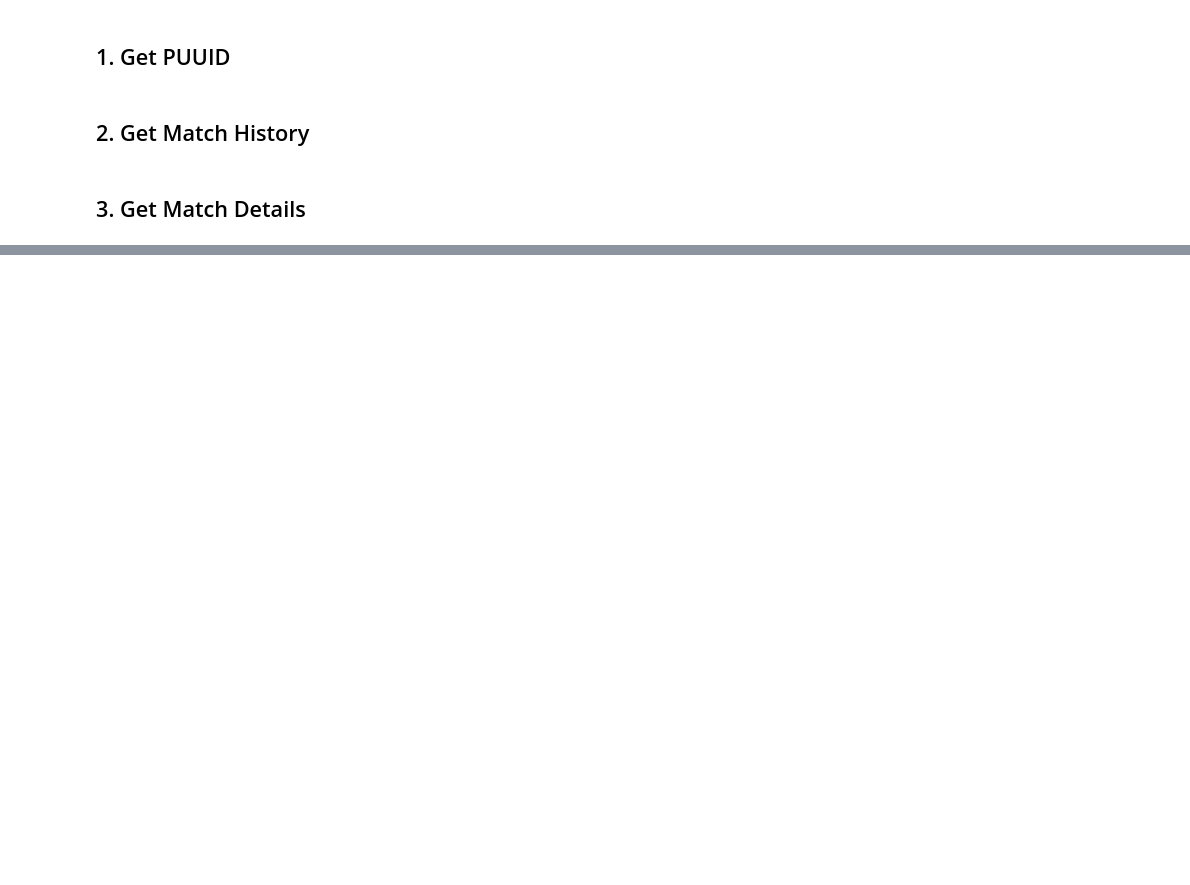
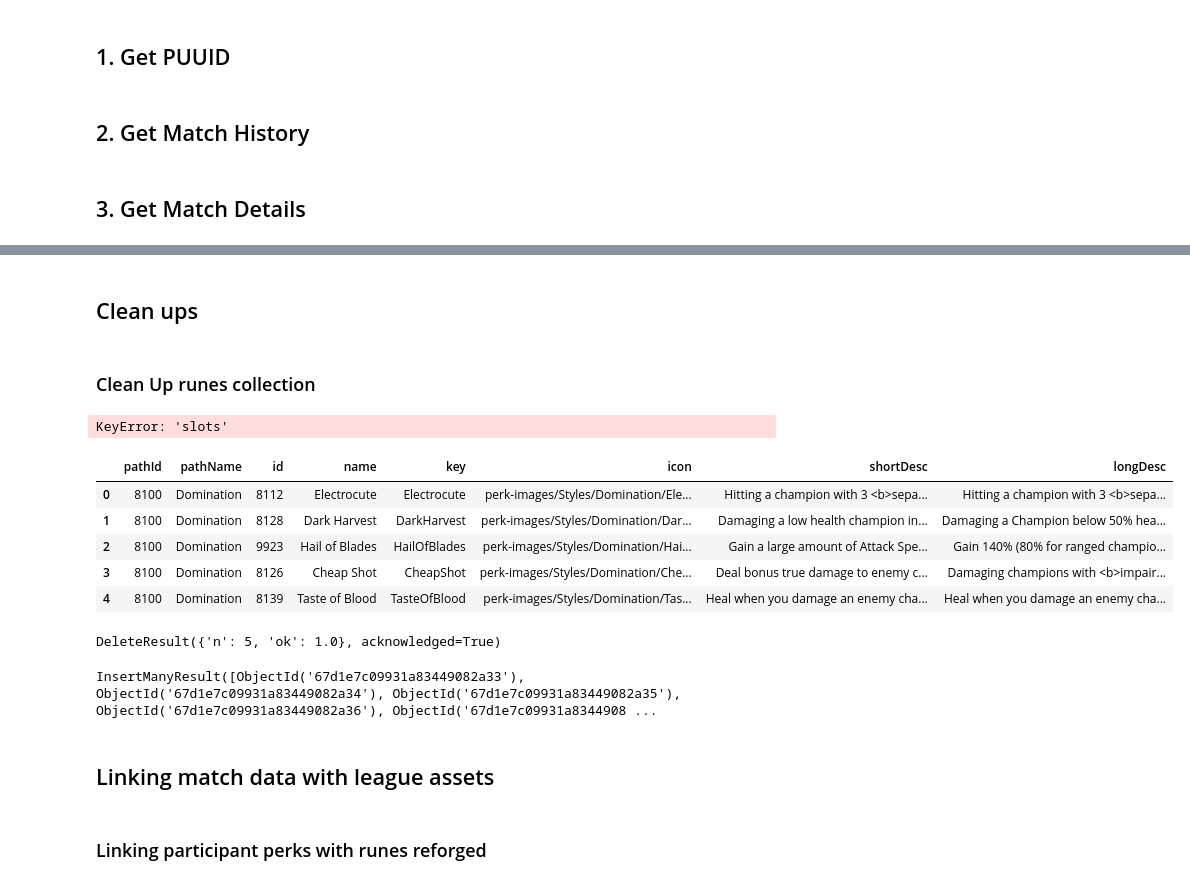
Before and after one commit to Dhoulnoun/LoL-OTP-Builder, a Jupyter notebook: notebook.ipynb, the cells around one changed output, grey strips where cells are left out. Cells and saved outputs as stored; diff of their text form; code cells hidden in the pictures; blank space fills up the shorter version.

```diff
--- a/notebook.ipynb
+++ b/notebook.ipynb
@@ -265,0 +213,63 @@ InsertManyResult([ObjectId('67ce1ae6b89d5e7d9829c795'), ObjectId('67ce1ae6b89d5e
+# %% [markdown]
+## Clean ups
+# %% [markdown]
+### Clean Up runes collection
+# %%
+runes_collection = db["runes_reforged"]  # Source collection
+
+# Fetch all rune paths
+runes_data = list(runes_collection.find({}, {"_id": 0}))  # Exclude MongoDB ObjectID
+
+# Flattening the runes into a structured list
+flattened_runes = []
+
+for path in runes_data:
+    path_id = path["id"]  # Example: 8100 for Domination
+    path_name = path["name"]  # Example: "Domination"
+
+    for slot in path["slots"]:  # Iterate through each slot in a rune path
+        for rune in slot["runes"]:  # Extract individual runes
+            flattened_runes.append({
+                "pathId": path_id,
+                "pathName": path_name,
+                "id": rune["id"],
+                "name": rune["name"],
+                "key": rune["key"],
+                "icon": rune["icon"],
+                "shortDesc": rune["shortDesc"],
+                "longDesc": rune["longDesc"]
+            })
+# %% [output]
+KeyError: 'slots'
+# %%
+# Convert to DataFrame for easier manipulation
+df_runes = pd.DataFrame(flattened_runes)
+
+# Define the target collection for flattened runes
+flattened_runes_collection = db["runes_reforged"]
+# %%
+df_runes.head()
+print()
+# %% [output]
+|  | pathId | pathName | id | name | key | icon | shortDesc | longDesc |
+| 0 | 8100 | Domination | 8112 | Electrocute | Electrocute | perk-images/Styles/Domination/Ele... | Hitting a champion with 3 <b>sepa... | Hitting a champion with 3 <b>sepa... |
+| 1 | 8100 | Domination | 8128 | Dark Harvest | DarkHarvest | perk-images/Styles/Domination/Dar... | Damaging a low health champion in... | Damaging a Champion below 50% hea... |
+| 2 | 8100 | Domination | 9923 | Hail of Blades | HailOfBlades | perk-images/Styles/Domination/Hai... | Gain a large amount of Attack Spe... | Gain 140% (80% for ranged champio... |
+| 3 | 8100 | Domination | 8126 | Cheap Shot | CheapShot | perk-images/Styles/Domination/Che... | Deal bonus true damage to enemy c... | Damaging champions with <b>impair... |
+| 4 | 8100 | Domination | 8139 | Taste of Blood | TasteOfBlood | perk-images/Styles/Domination/Tas... | Heal when you damage an enemy cha... | Heal when you damage an enemy cha... |
+# %%
+
+# **Delete all old data before inserting new data**
+flattened_runes_collection.delete_many({})
+# %% [output]
+DeleteResult({'n': 5, 'ok': 1.0}, acknowledged=True)
+# %%
+
+# Insert new runes data into the collection
+flattened_runes_collection.insert_many(df_runes.to_dict(orient="records"))
+# %% [output]
+InsertManyResult([ObjectId('67d1e7c09931a83449082a33'), ObjectId('67d1e7c09931a83449082a34'), ObjectId('67d1e7c09931a83449082a35'), ObjectId('67d1e7c09931a83449082a36'), ObjectId('67d1e7c09931a8344908 ...
+# %% [markdown]
+## Linking match data with league assets
+# %% [markdown]
+### Linking participant perks with runes reforged
```
Also changed, not shown: parts of 46 cells of this notebook, 2 other files.
